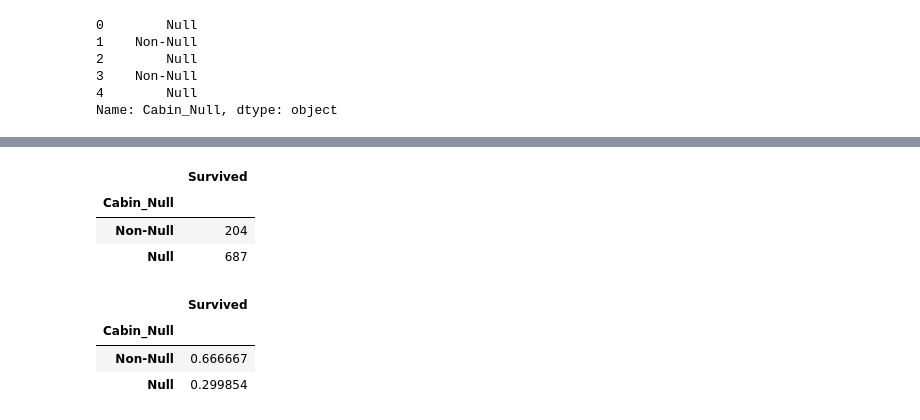
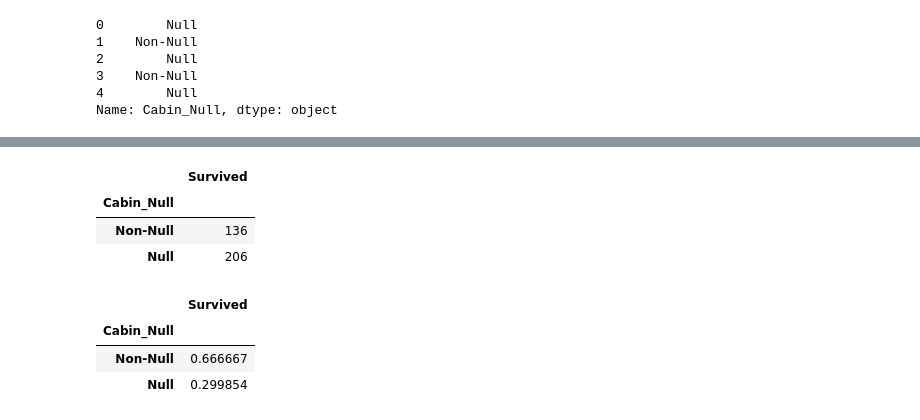
Before and after one commit to dizwe/tobigs, a Jupyter notebook: 1/EDA/wk1_전처리와EDA_실습용코드.ipynb, the cells around one changed output, grey strips where cells are left out. Cells and saved outputs as stored; diff of their text form; code cells hidden in the pictures.

```diff
--- a/1/EDA/wk1_전처리와EDA_실습용코드.ipynb
+++ b/1/EDA/wk1_전처리와EDA_실습용코드.ipynb
@@ -213,10 +211,10 @@ sns.countplot('Cabin_Null',hue='Survived',data=data)
 # %%
-data[['Cabin_Null','Survived']].groupby(['Cabin_Null']).count()
+data[['Cabin_Null','Survived']].groupby(['Cabin_Null']).sum()
 # %% [output]
 |  | Survived |
 | Cabin_Null |  |
-| Non-Null | 204 |
-| Null | 687 |
+| Non-Null | 136 |
+| Null | 206 |
 # %%
 # 전체적인 비율별로 데이터를 볼 수 있다.
 data[['Cabin_Null','Survived']].groupby(['Cabin_Null']).mean()
```
Also changed, not shown: parts of 14 cells of this notebook, 9 other files.
